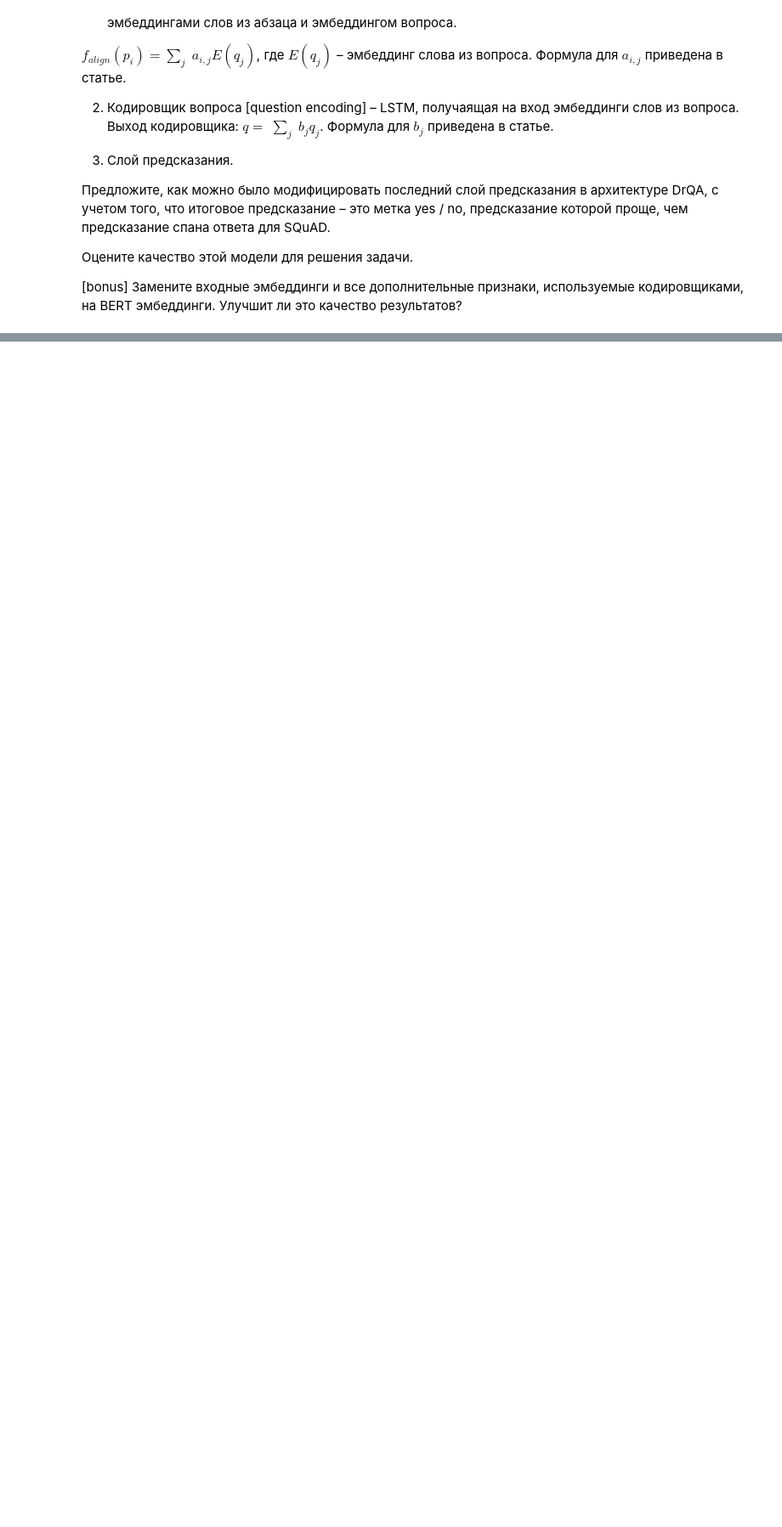
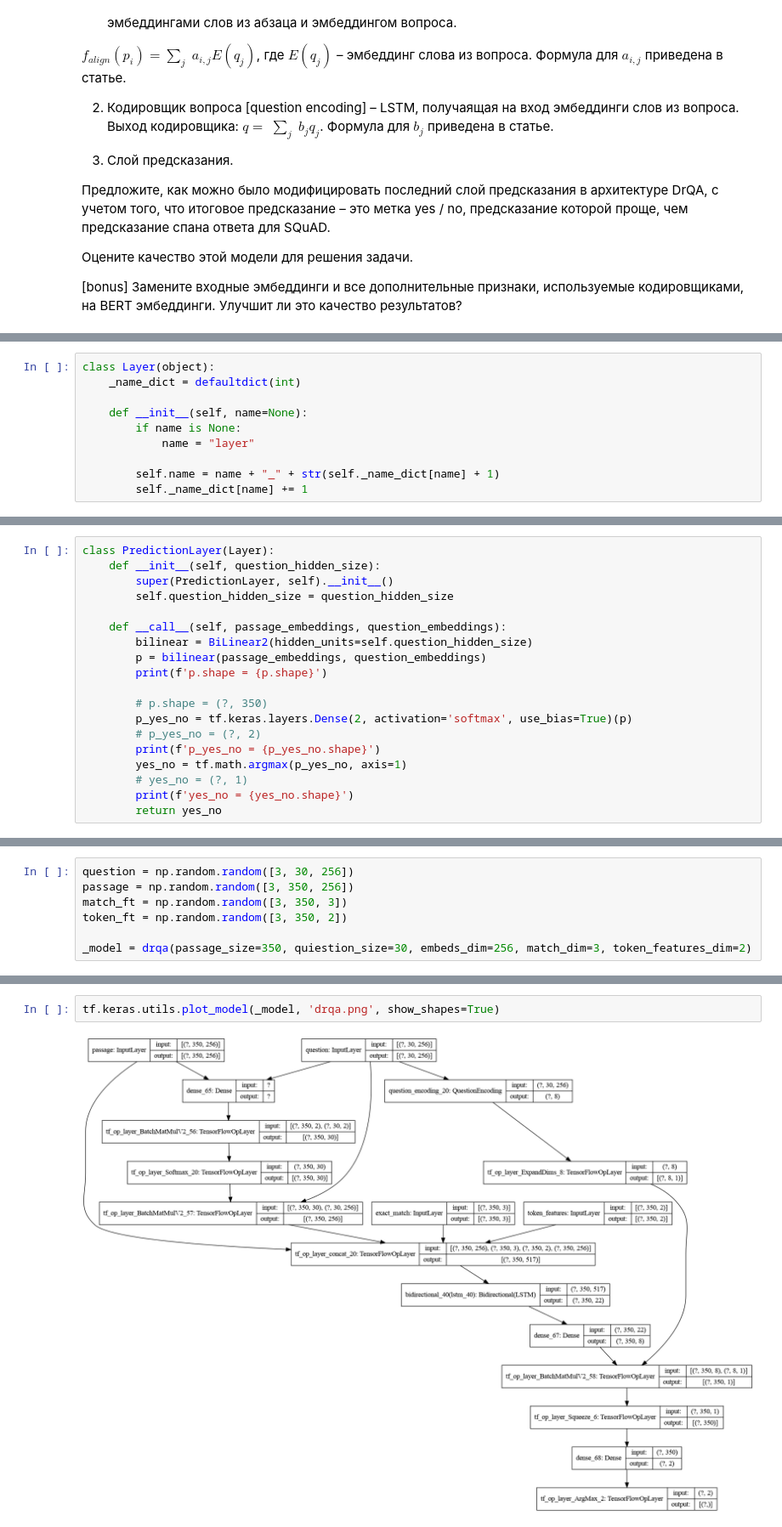
Before and after one commit to litdarya/nlp_tasks, a Jupyter notebook: hw_2/hw2.ipynb, the cells around one changed output, grey strips where cells are left out. Shown at 85% size. Drawn from its saved outputs; the diff is of its cells as text; blank space fills up the shorter version.

Commit message:
drqa

```diff
--- a/hw_2/hw2.ipynb
+++ b/hw_2/hw2.ipynb
@@ -594,0 +683,10 @@ $f_{align}(p_i) = \sum_j􏰂 a_{i,j} E(q_j)$, где $E(q_j)$ – эмбедди
+# %%
+class Layer(object):
+    _name_dict = defaultdict(int)
+
+    def __init__(self, name=None):
+        if name is None:
+            name = "layer"
+
+        self.name = name + "_" + str(self._name_dict[name] + 1)
+        self._name_dict[name] += 1
@@ -594,0 +784,19 @@ $f_{align}(p_i) = \sum_j􏰂 a_{i,j} E(q_j)$, где $E(q_j)$ – эмбедди
+# %%
+class PredictionLayer(Layer):
+    def __init__(self, question_hidden_size):
+        super(PredictionLayer, self).__init__()
+        self.question_hidden_size = question_hidden_size
+
+    def __call__(self, passage_embeddings, question_embeddings):
+        bilinear = BiLinear2(hidden_units=self.question_hidden_size)
+        p = bilinear(passage_embeddings, question_embeddings)
+        print(f'p.shape = {p.shape}')
+
+        # p.shape = (?, 350)
+        p_yes_no = tf.keras.layers.Dense(2, activation='softmax', use_bias=True)(p)
+        # p_yes_no = (?, 2)
+        print(f'p_yes_no = {p_yes_no.shape}')
+        yes_no = tf.math.argmax(p_yes_no, axis=1)
+        # yes_no = (?, 1)
+        print(f'yes_no = {yes_no.shape}')
+        return yes_no
@@ -594,0 +842,7 @@ $f_{align}(p_i) = \sum_j􏰂 a_{i,j} E(q_j)$, где $E(q_j)$ – эмбедди
+# %%
+question = np.random.random([3, 30, 256])
+passage = np.random.random([3, 350, 256])
+match_ft = np.random.random([3, 350, 3])
+token_ft = np.random.random([3, 350, 2])
+
+_model = drqa(passage_size=350, quiestion_size=30, embeds_dim=256, match_dim=3, token_features_dim=2)
@@ -594,0 +859,4 @@ $f_{align}(p_i) = \sum_j􏰂 a_{i,j} E(q_j)$, где $E(q_j)$ – эмбедди
+# %%
+tf.keras.utils.plot_model(_model, 'drqa.png', show_shapes=True)
+# %% [output]
+[figure, added]
```
Also changed, not shown: parts of 36 cells of this notebook.
